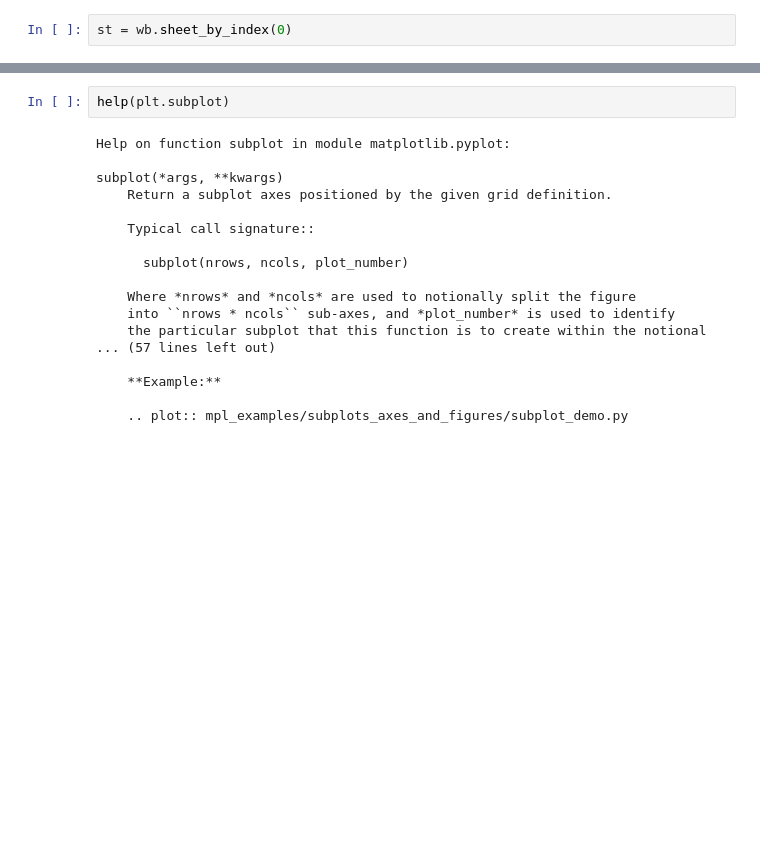
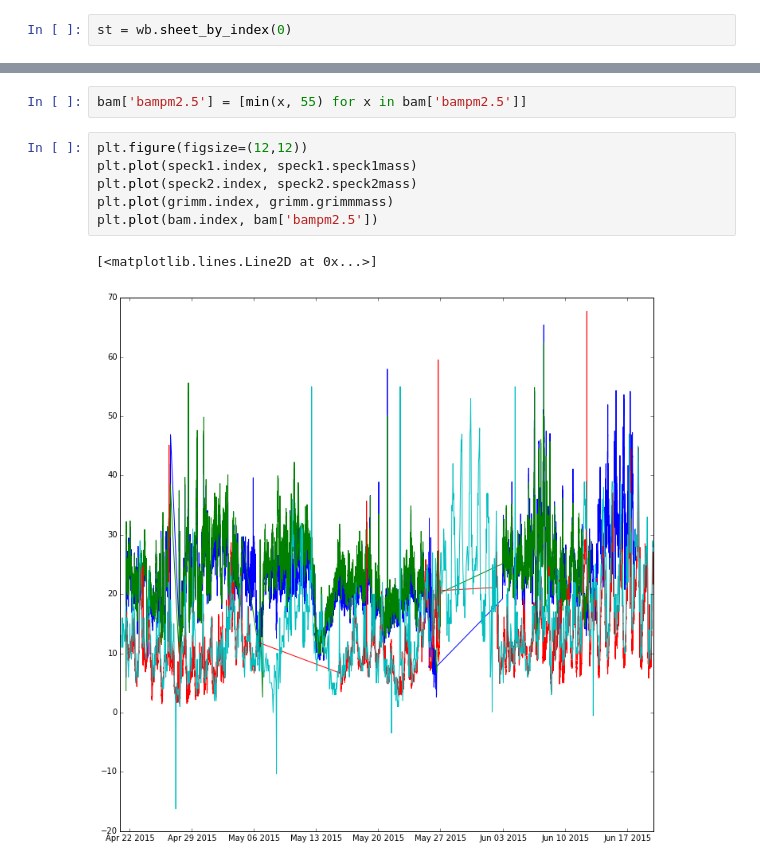
Before and after one commit to CMU-CREATE-Lab/speck-ml, a Jupyter notebook: Speck SC.ipynb, the cells around one changed output, grey strips where cells are left out. Cells and saved outputs as stored; diff of their text form; blank space fills up the shorter version.

```diff
--- a/Speck SC.ipynb
+++ b/Speck SC.ipynb
@@ -36,20 +52,11 @@ ax.plot(df['grimmtime'],df['grimmmass'])
-# %%
-help(plt.subplot)
-# %% [output]
-Help on function subplot in module matplotlib.pyplot:
-
-subplot(*args, **kwargs)
-    Return a subplot axes positioned by the given grid definition.
-
-    Typical call signature::
-
-      subplot(nrows, ncols, plot_number)
-
-    Where *nrows* and *ncols* are used to notionally split the figure
-    into ``nrows * ncols`` sub-axes, and *plot_number* is used to identify
-    the particular subplot that this function is to create within the notional
-... (57 lines left out)
-
-    **Example:**
-
-    .. plot:: mpl_examples/subplots_axes_and_figures/subplot_demo.py
+# %%
+bam['bampm2.5'] = [min(x, 55) for x in bam['bampm2.5']]
+# %%
+plt.figure(figsize=(12,12))
+plt.plot(speck1.index, speck1.speck1mass)
+plt.plot(speck2.index, speck2.speck2mass)
+plt.plot(grimm.index, grimm.grimmmass)
+plt.plot(bam.index, bam['bampm2.5'])
+# %% [output]
+[<matplotlib.lines.Line2D at 0x...>]
+[figure, added]
```
Also changed, not shown: parts of 5 cells of this notebook, 1 other file.
